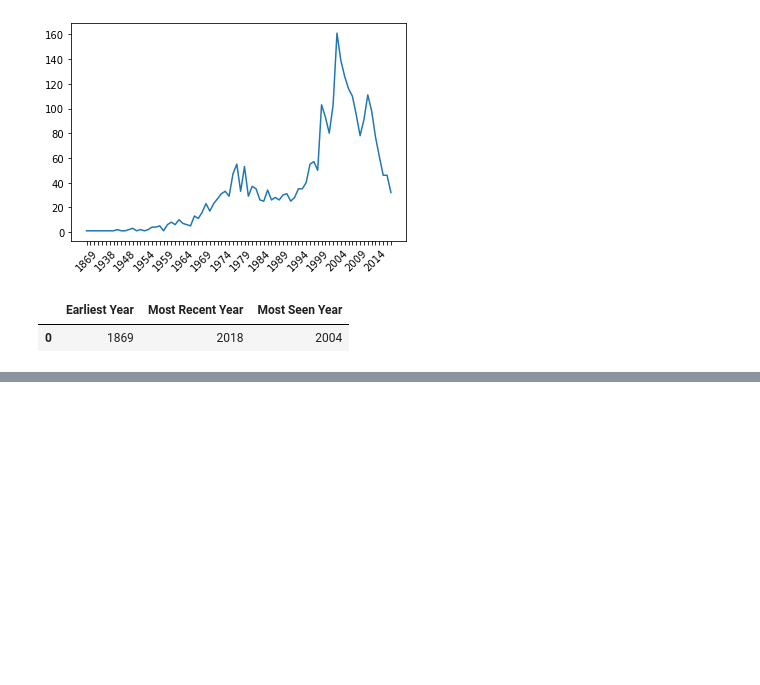
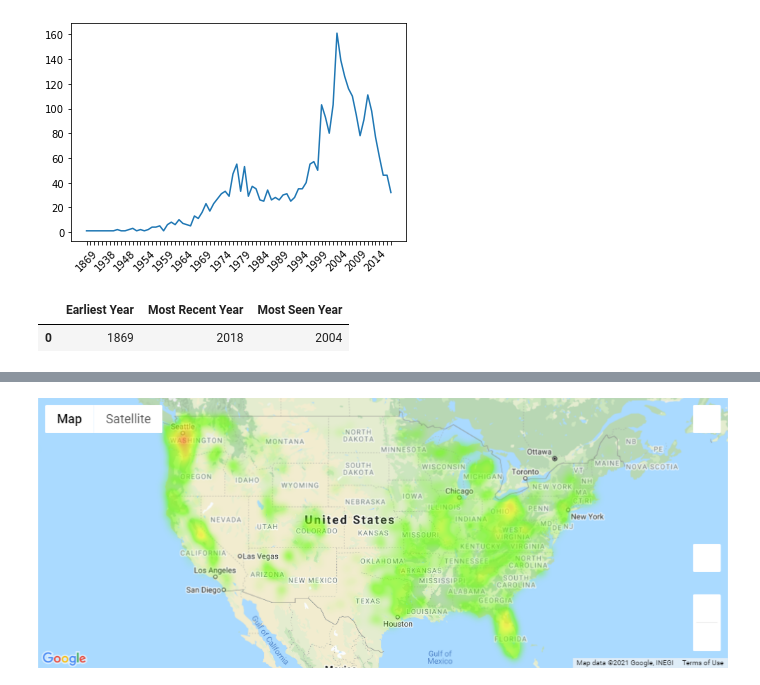
Before and after one commit to ClovisL/Bigfoot_Sightings, a Jupyter notebook: Bigfoot_Sightings.ipynb, the cells around one changed output, grey strips where cells are left out. Drawn from its saved outputs; the diff is of its cells as text; code cells hidden in the pictures; blank space fills up the shorter version.

```diff
--- a/Bigfoot_Sightings.ipynb
+++ b/Bigfoot_Sightings.ipynb
@@ -365,3 +365,8 @@ fig.add_layer(heat_layer)
 fig
 # %% [output]
 [interactive output not drawn]
+# %%
+from IPython.display import Image
+Image(filename='Images/heatmap.png')
+# %% [output]
+[figure, added]
```
